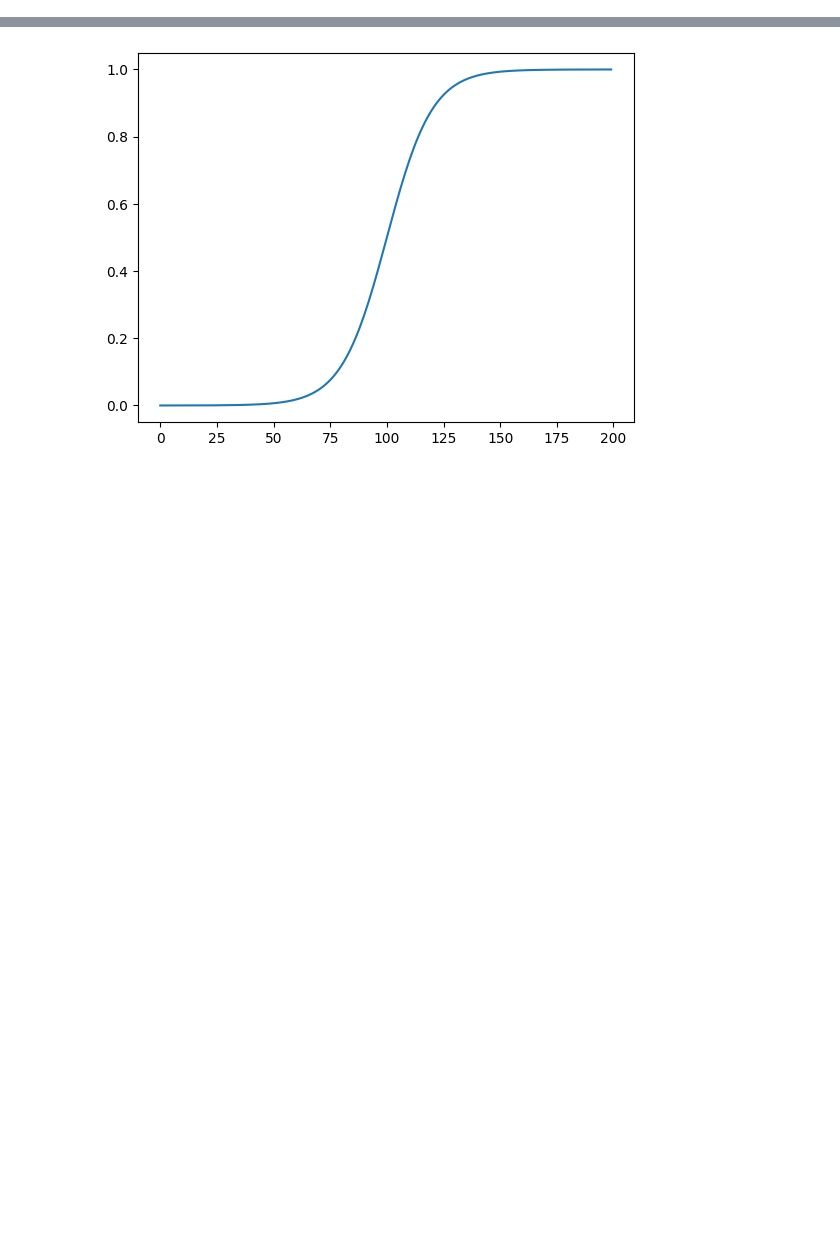
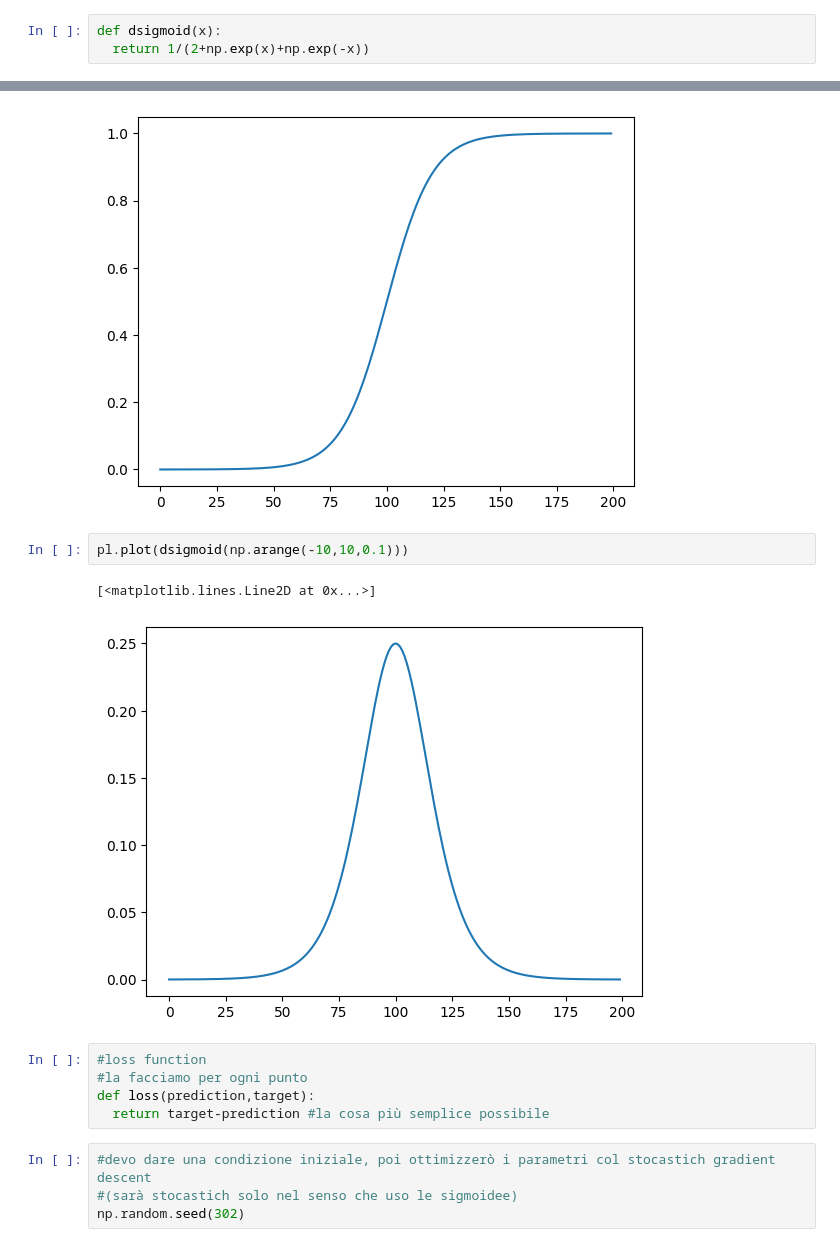
Before and after one commit to massimocipressi/MLPNS_MCipressi, a Jupyter notebook: MPLNS_20_4.ipynb, the cells around one changed output, grey strips where cells are left out. Drawn from its saved outputs; the diff is of its cells as text; blank space fills up the shorter version.

```diff
--- a/MPLNS_20_4.ipynb
+++ b/MPLNS_20_4.ipynb
@@ -23,8 +22,25 @@ y = np.array([[0,1,1,0]]).T
 #activation function
 def sigmoid(x):
   return 1/(1+np.exp(-x))
+# %%
+def dsigmoid(x):
+  return 1/(2+np.exp(x)+np.exp(-x))
 # %%
 pl.plot(sigmoid(np.arange(-10,10,0.1)))
 # %% [output]
 [<matplotlib.lines.Line2D at 0x...>]
 [figure]
+# %%
+pl.plot(dsigmoid(np.arange(-10,10,0.1)))
+# %% [output]
+[<matplotlib.lines.Line2D at 0x...>]
+[figure, added]
+# %%
+#loss function
+#la facciamo per ogni punto
+def loss(prediction,target):
+  return target-prediction #la cosa più semplice possibile
+# %%
+#devo dare una condizione iniziale, poi ottimizzerò i parametri col stocastich gradient descent
+#(sarà stocastich solo nel senso che uso le sigmoidee)
+np.random.seed(302)
```
Also changed, not shown: parts of 5 cells of this notebook.
